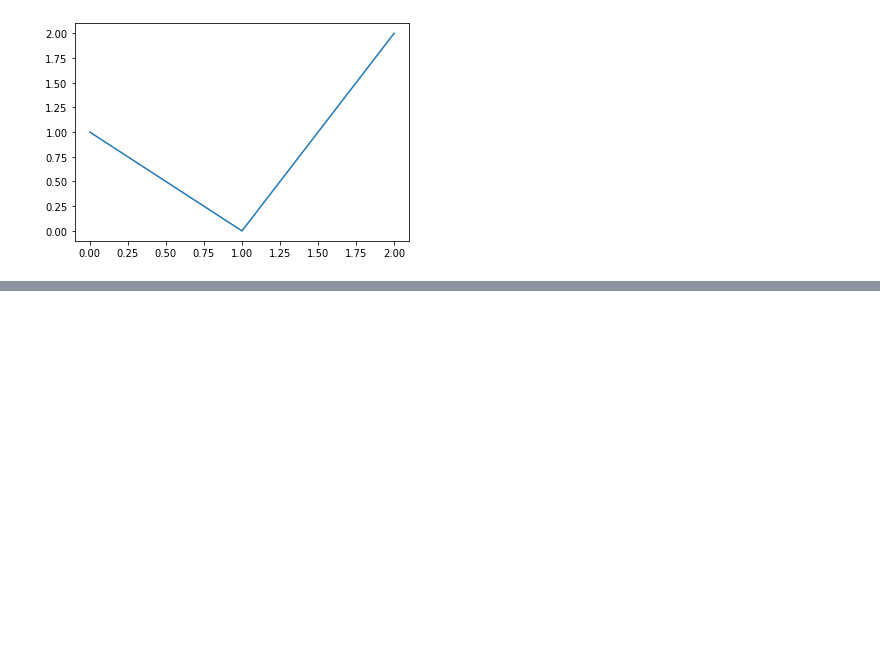
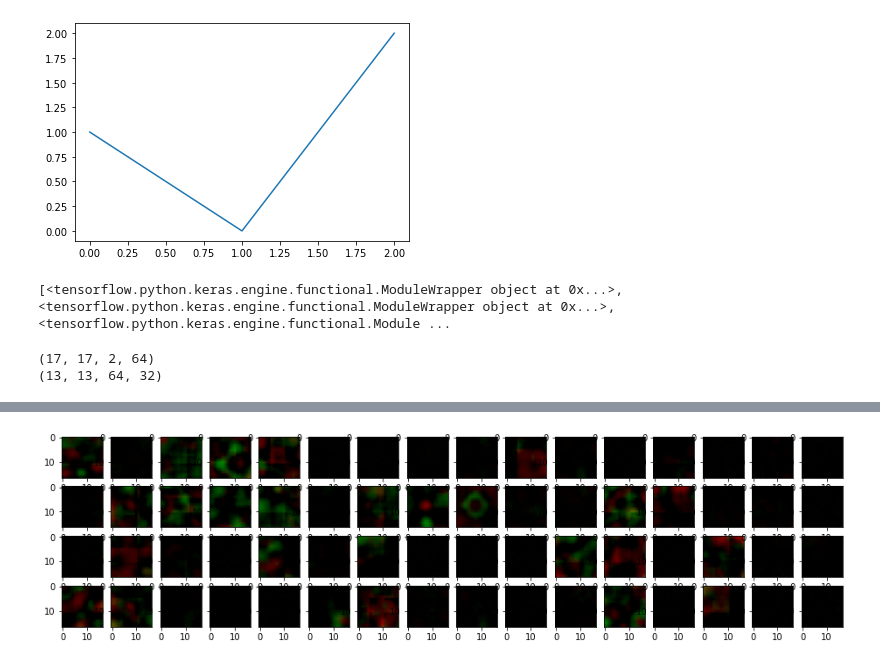
Before and after one commit to vigitia/IRPenTracking, a Jupyter notebook: evaluation/cnn_stereo.ipynb, the cells around one changed output, grey strips where cells are left out. Cells and saved outputs as stored; diff of their text form; code cells hidden in the pictures; blank space fills up the shorter version.

```diff
--- a/evaluation/cnn_stereo.ipynb
+++ b/evaluation/cnn_stereo.ipynb
@@ -263,8 +284,19 @@ axes[2].imshow(img_cropped_3, 'gray')
 <matplotlib.image.AxesImage at 0x...>
 [figure]
 # %%
-images_draw, _ = read_images(PATH_DRAW)
-images_hover, _ = read_images(PATH_HOVER)
+images_draw = []
+images_hover = []
+
+for p in DRAW_PATHS:
+    images_draw += read_images(p)[0]
+
+for p in HOVER_PATHS:
+    images_hover += read_images(p)[0]
+
+#images_draw = [read_images(p) for p in DRAW_PATHS]
+#images_hover = [read_images(p) for p in HOVER_PATHS]
+
+#print(images_draw)
 
 images_draw = data_augmentation(images_draw)
 images_hover = data_augmentation(images_hover)
@@ -496,3 +660,34 @@ plt.plot((0,1, 2), (1,0, 2))
 # %% [output]
 [<matplotlib.lines.Line2D at 0x...>]
 [figure]
+# %%
+print(model.layers)
+# %% [output]
+[<tensorflow.python.keras.engine.functional.ModuleWrapper object at 0x...>, <tensorflow.python.keras.engine.functional.ModuleWrapper object at 0x...>, <tensorflow.python.keras.engine.functional.Module ...
+# %%
+cw1 = np.array(model.layers[0].get_weights())[0]
+print(cw1.shape)
+cw2 = np.array(model.layers[2].get_weights())[0]
+print(cw2.shape)
+# %% [output]
+(17, 17, 2, 64)
+(13, 13, 64, 32)
+# %%
+fig, axes = plt.subplots(4, 16, figsize=(16, 4))
+
+j = 0
+
+for i in range(64):
+    y = int(i / 16)
+    x = i % 16
+    img = cw1[:,:,:,i]
+    #print(img.shape)
+    c1, c2 = cv2.split(img)
+    #print(c1.shape)
+    #print(c2.shape)
+    c3 = np.zeros((17, 17), dtype='float32')
+    #print(c3.shape)
+    merged = cv2.merge((c1, c2, c3))
+    #img = np.expand_dims(img, axis=-1)
+    axes[y][x].imshow(merged)
+# %% [output]
@@ -498,0 +711 @@ plt.plot((0,1, 2), (1,0, 2))
+[figure, added]
```
Also changed, not shown: parts of 15 cells of this notebook, 7 other files.
